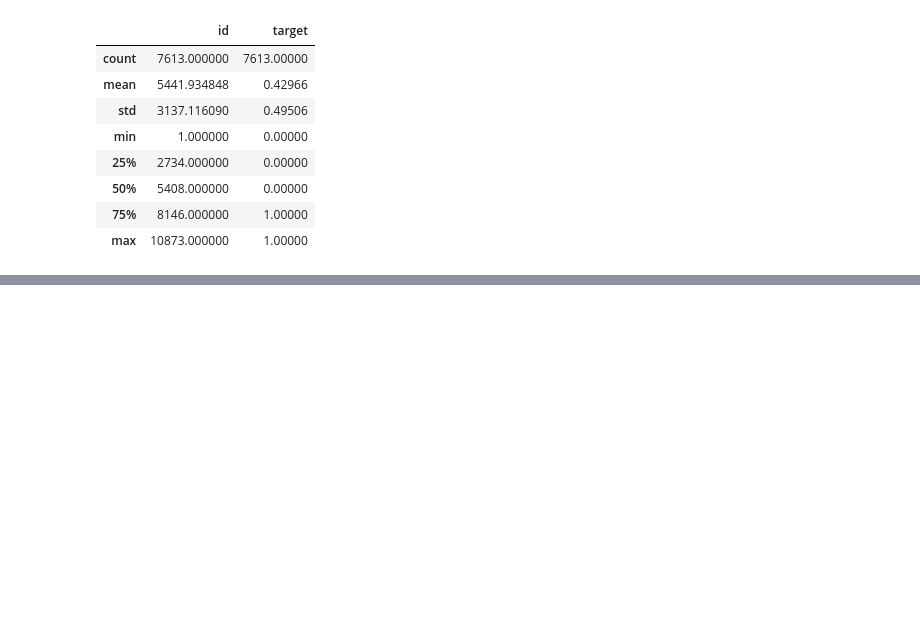
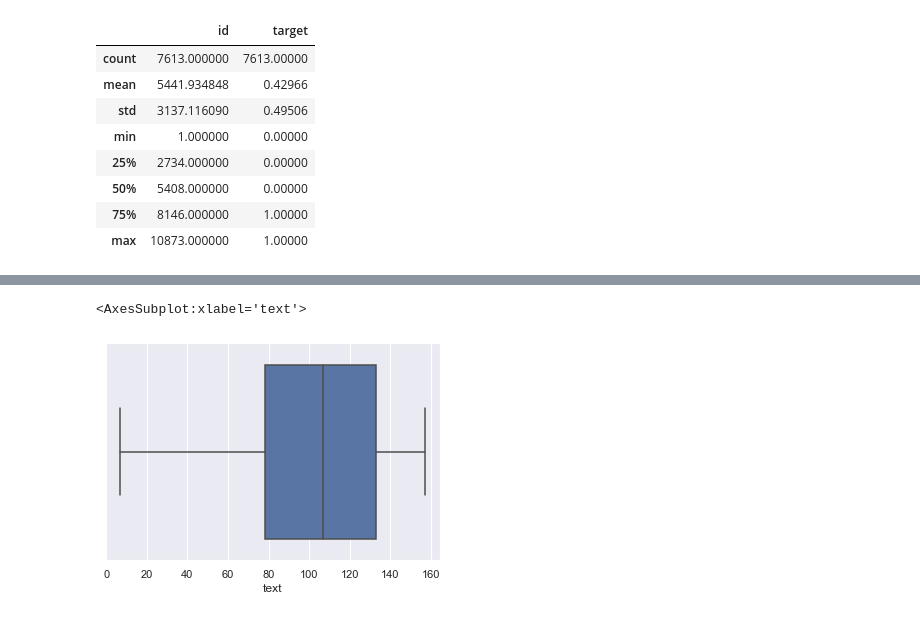
Before and after one commit to RomSlom/P6-DS-OC, a Jupyter notebook: TP du Cours/Tp_du_Cours.ipynb, the cells around one changed output, grey strips where cells are left out. Saved outputs shown, nothing was run; the diff lists cells and outputs as text; code cells hidden in the pictures; blank space fills up the shorter version.

```diff
--- a/TP du Cours/Tp_du_Cours.ipynb
+++ b/TP du Cours/Tp_du_Cours.ipynb
@@ -213,0 +271,7 @@ data1.describe(include='object')
+# %%
+tmp = data1.text.str.len()
+# On appelle la méthode len issue de str.
+sns.boxplot(tmp)
+# %% [output]
+<AxesSubplot:xlabel='text'>
+[figure, added]
```
Also changed, not shown: parts of 26 cells of this notebook, 3 other files.
